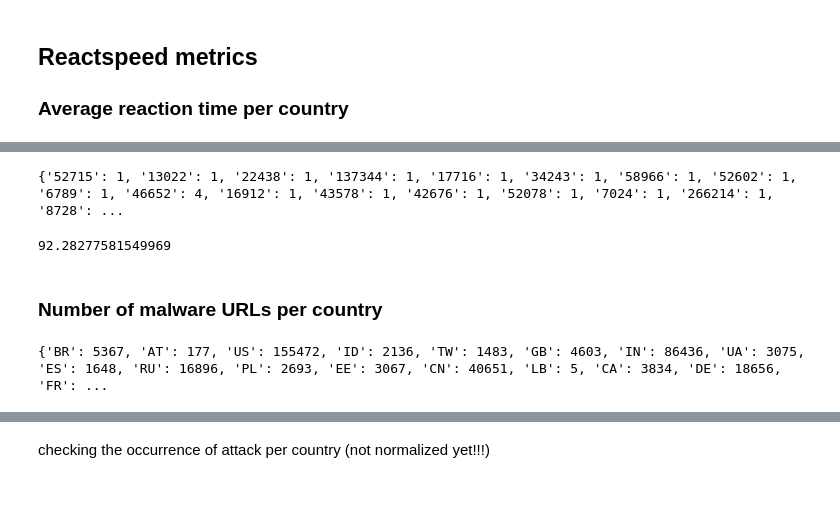
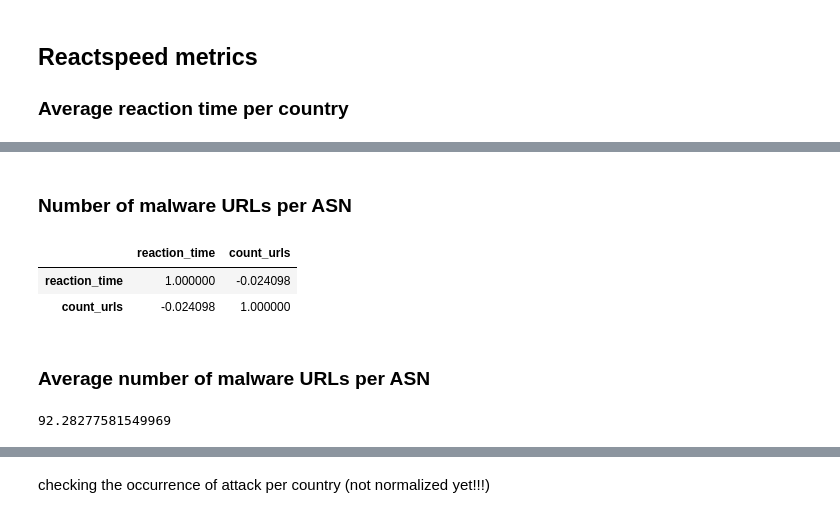
Before and after one commit to tderoon/Cybereconomicsgroup4, a Jupyter notebook: explored_data_sm.ipynb, the cells around one changed output, grey strips where cells are left out. Saved outputs shown, nothing was run; the diff lists cells and outputs as text; code cells hidden in the pictures.

```diff
--- a/explored_data_sm.ipynb
+++ b/explored_data_sm.ipynb
@@ -107,18 +178,27 @@ median
+# %% [markdown]
+### Number of malware URLs per ASN
 # %%
-networks_and_sum_malware = {}
+asns_and_sum_malware = {}
 total_count = 0
 for index, row in reactspeed.iterrows():
     as_number = row['AS_Number']
     online_count = row['Online']
     offline_count = row['Offline']
     combined_count = online_count + offline_count
     total_count = total_count + combined_count
-    if as_number in networks_and_sum_malware:
-        counts_so_far = networks_and_sum_malware[as_number]
-        networks_and_sum_malware[as_number] = counts_so_far + combined_count
+    if as_number in asns_and_sum_malware:
+        counts_so_far = asns_and_sum_malware[as_number]
+        asns_and_sum_malware[as_number] = counts_so_far + combined_count
     else:
-        networks_and_sum_malware[as_number] = combined_count
+        asns_and_sum_malware[as_number] = combined_count
 
-print(networks_and_sum_malware)
+asns_data.loc[:, 'count_urls'] = asns_and_sum_malware.values()
+asns_data.head()
+# if negative then no correlation between the two attributes:
+asns_data.corr()
+#plt.bar(*zip(*asns_and_sum_malware.items()))
+#plt.show()
 # %% [output]
-{'52715': 1, '13022': 1, '22438': 1, '137344': 1, '17716': 1, '34243': 1, '58966': 1, '52602': 1, '6789': 1, '46652': 4, '16912': 1, '43578': 1, '42676': 1, '52078': 1, '7024': 1, '266214': 1, '8728': ...
+|  | reaction_time | count_urls |
+| reaction_time | 1.000000 | -0.024098 |
+| count_urls | -0.024098 | 1.000000 |
@@ -127,24 +205,6 @@ print(networks_and_sum_malware)
+# %% [markdown]
+### Average number of malware URLs per ASN
 # %%
 print(total_count / len(networks_and_sum_malware))
 # %% [output]
 92.28277581549969
-# %% [markdown]
-### Number of malware URLs per country
-# %%
-countries_and_sum_urls = {}
-total_count = 0
-for index, row in reactspeed.iterrows():
-    country_code = row['Country']
-    online_count = row['Online']
-    offline_count = row['Offline']
-    combined_count = online_count + offline_count
-    total_count = total_count + combined_count
-    if country_code in countries_and_sum_urls:
-        count_so_far = countries_and_sum_urls[country_code]
-        countries_and_sum_urls[country_code] = count_so_far + combined_count
-    else:
-        countries_and_sum_urls[country_code] = combined_count
-
-print(countries_and_sum_urls)
-# %% [output]
-{'BR': 5367, 'AT': 177, 'US': 155472, 'ID': 2136, 'TW': 1483, 'GB': 4603, 'IN': 86436, 'UA': 3075, 'ES': 1648, 'RU': 16896, 'PL': 2693, 'EE': 3067, 'CN': 40651, 'LB': 5, 'CA': 3834, 'DE': 18656, 'FR': ...
```
Also changed, not shown: parts of 19 cells of this notebook.
